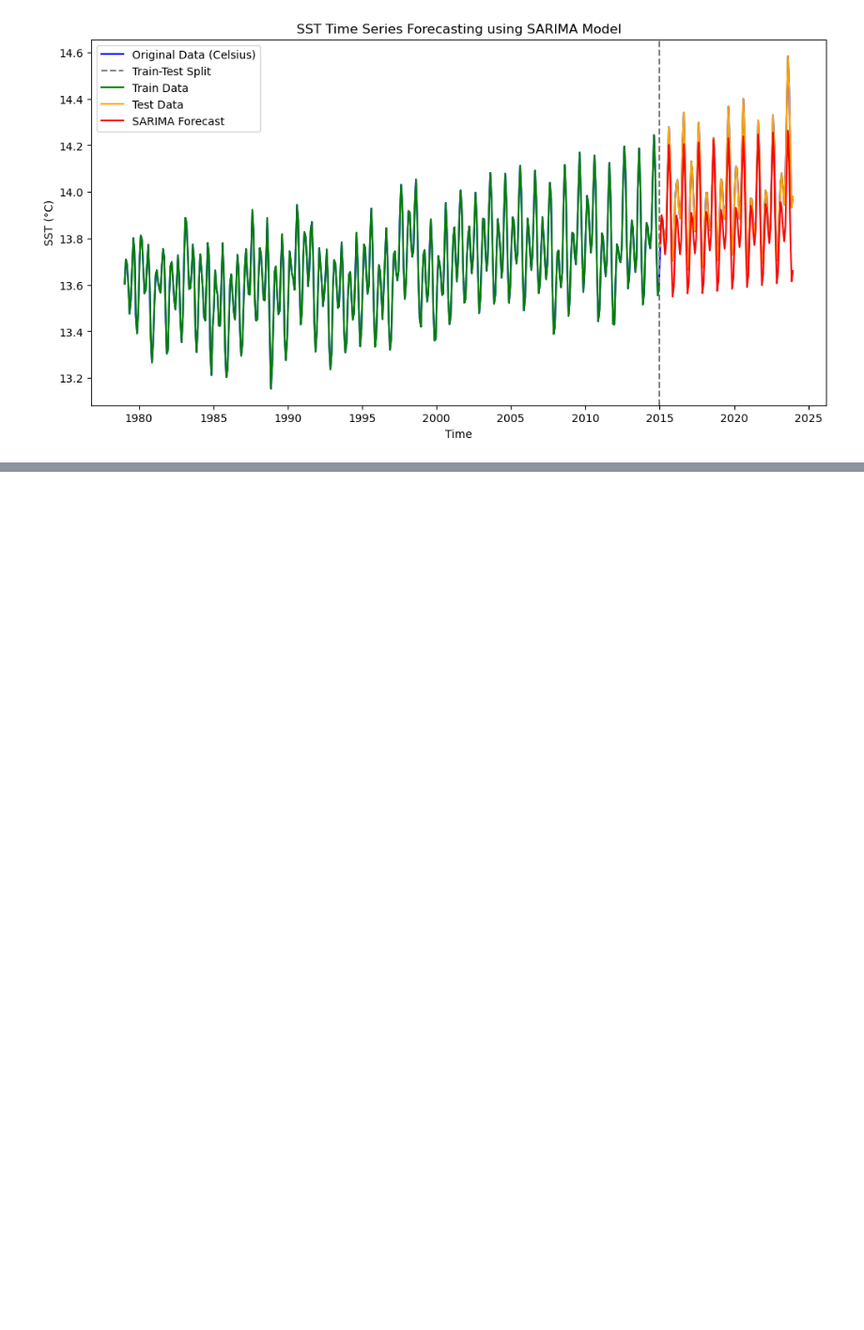
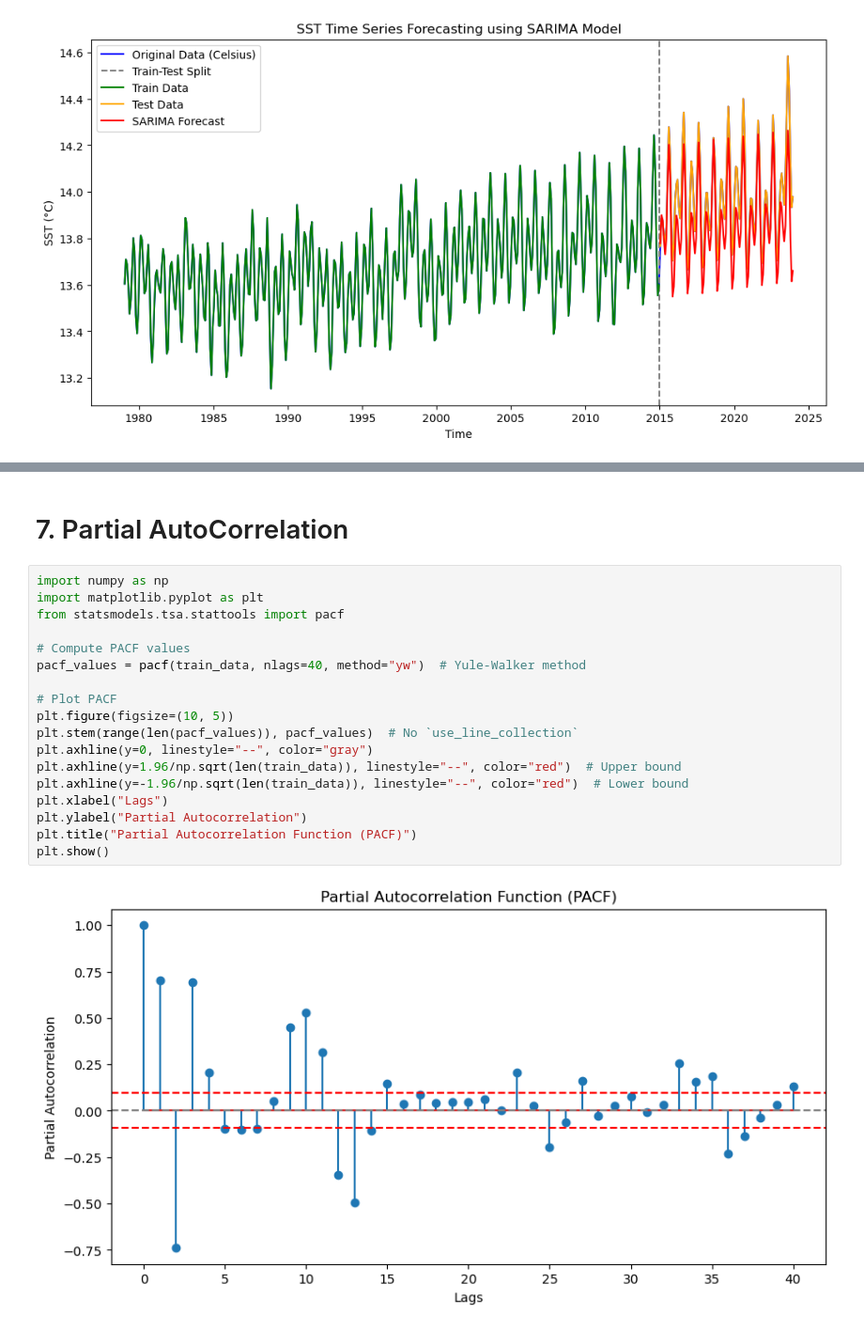
Before and after one commit to ankitx55/Time_Series_Forcasting, a Jupyter notebook: Time_Series_Forcasting_Models.ipynb, the cells around one changed output, grey strips where cells are left out. Shown at 94% size. Saved outputs shown, nothing was run; the diff lists cells and outputs as text; blank space fills up the shorter version.

```diff
--- a/Time_Series_Forcasting_Models.ipynb
+++ b/Time_Series_Forcasting_Models.ipynb
@@ -369,0 +422,22 @@ plt.show()
+# %% [markdown]
+# 7. Partial AutoCorrelation
+# %%
+import numpy as np
+import matplotlib.pyplot as plt
+from statsmodels.tsa.stattools import pacf
+
+# Compute PACF values
+pacf_values = pacf(train_data, nlags=40, method="yw")  # Yule-Walker method
+
+# Plot PACF
+plt.figure(figsize=(10, 5))
+plt.stem(range(len(pacf_values)), pacf_values)  # No `use_line_collection`
+plt.axhline(y=0, linestyle="--", color="gray")
+plt.axhline(y=1.96/np.sqrt(len(train_data)), linestyle="--", color="red")  # Upper bound
+plt.axhline(y=-1.96/np.sqrt(len(train_data)), linestyle="--", color="red")  # Lower bound
+plt.xlabel("Lags")
+plt.ylabel("Partial Autocorrelation")
+plt.title("Partial Autocorrelation Function (PACF)")
+plt.show()
+# %% [output]
+[figure, added]
```
Also changed, not shown: parts of 10 cells of this notebook, 1 other file.
